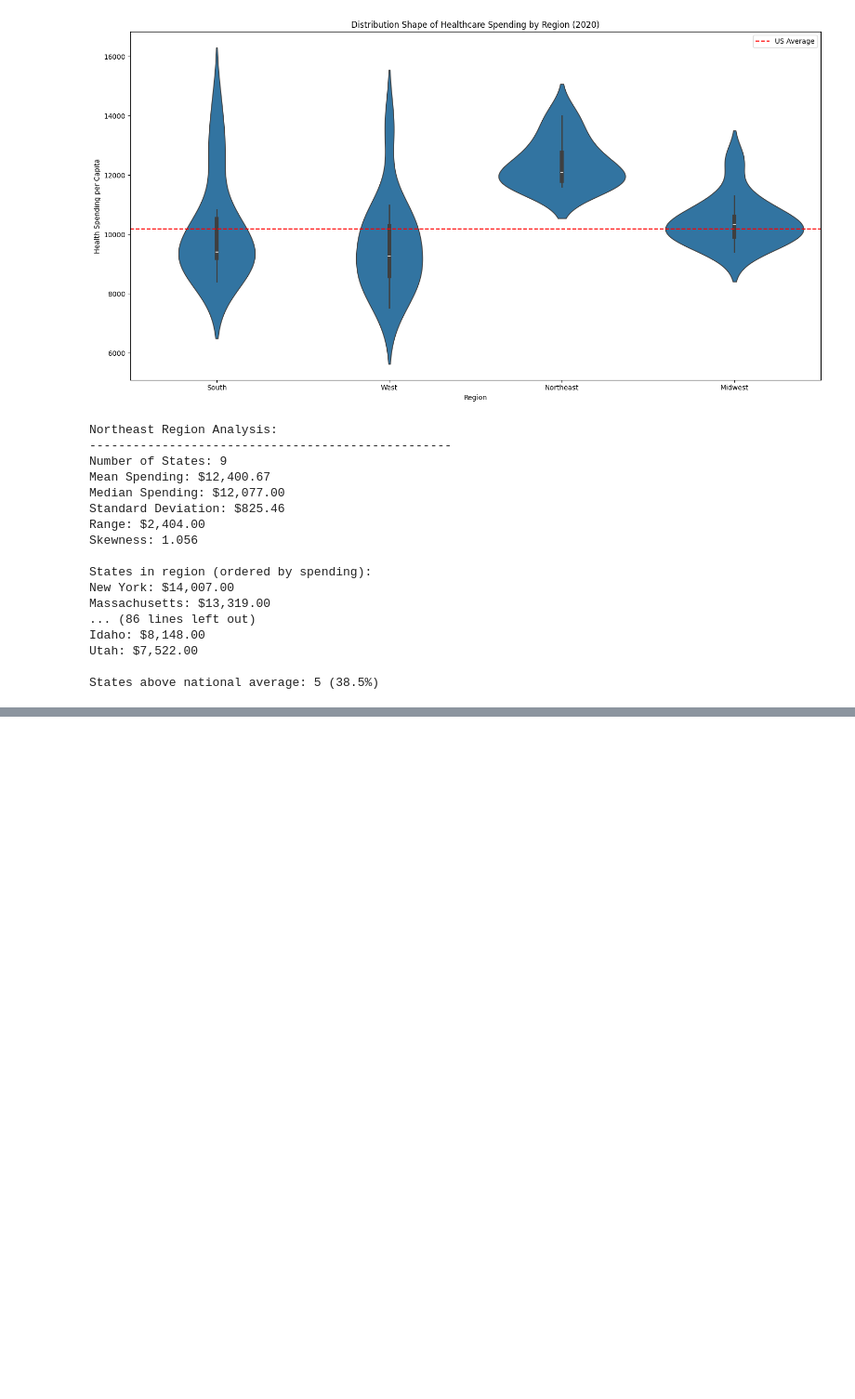
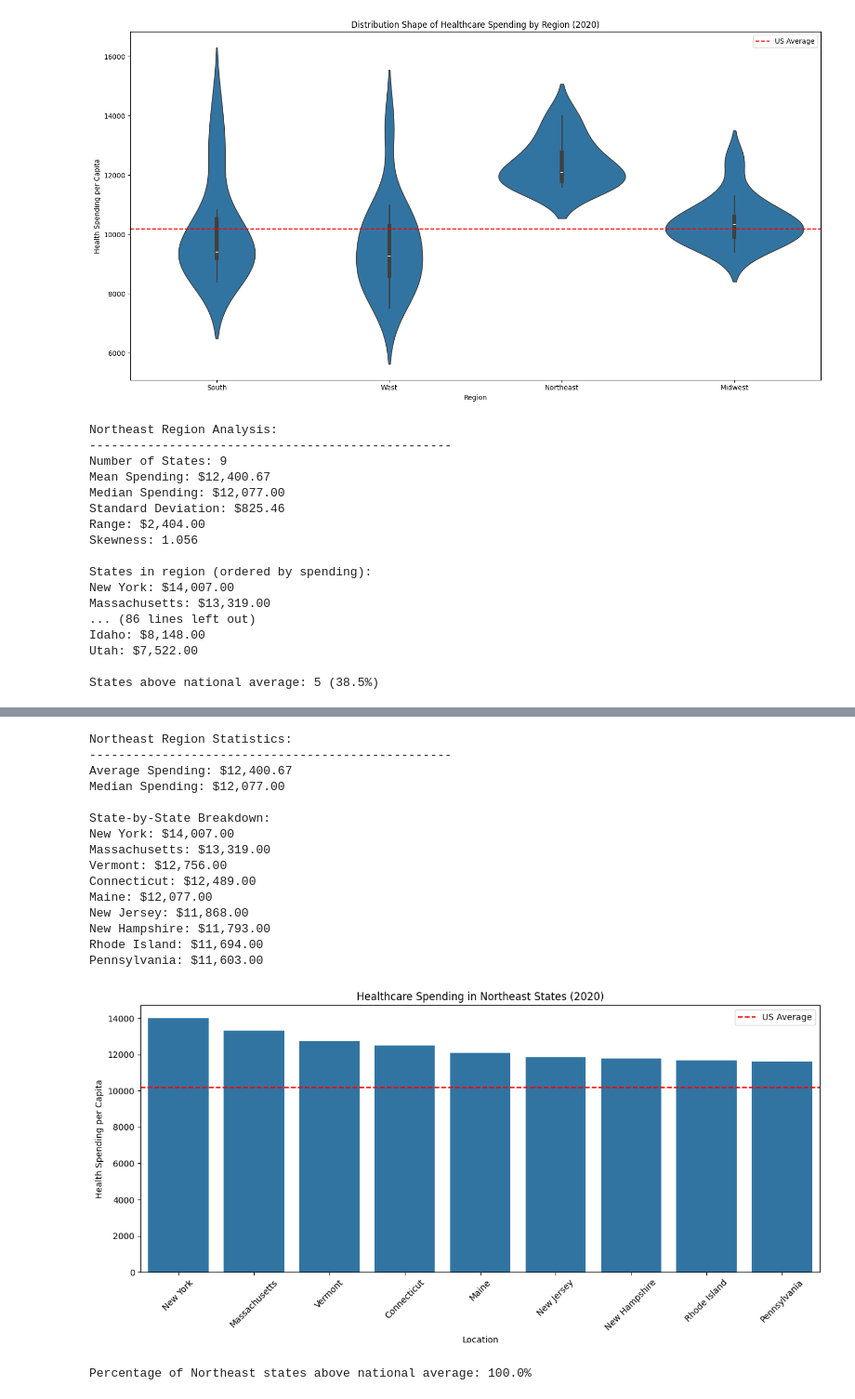
Before and after one commit to tunderscoreyler9/us-healthcare-cost-analysis, a Jupyter notebook: notebooks/02_exploratory_analysis.ipynb, the cells around one changed output, grey strips where cells are left out. Shown at 93% size. Drawn from its saved outputs; the diff is of its cells as text; code cells hidden in the pictures; blank space fills up the shorter version.

Commit message:
Working on the Northeast's analysis of healthcare spending and why the NE is highest in healthcare. Need to finish the bulletpoint, More comprehensive insurance requirements, for the NE analysis.

```diff
--- a/notebooks/02_exploratory_analysis.ipynb
+++ b/notebooks/02_exploratory_analysis.ipynb
@@ -401,0 +468,46 @@ States above national average: 5 (38.5%)
+# %%
+# Northeast data analysis (based on the violin plot's visualisation)
+northeast_data = state_data[state_data['Region'] == 'Northeast'].copy()
+
+# Basic statistics
+print("Northeast Region Statistics:")
+print("-" * 50)
+print(f"Average Spending: ${northeast_data['Health Spending per Capita'].mean():,.2f}")
+print(f"Median Spending: ${northeast_data['Health Spending per Capita'].median():,.2f}")
+print("\nState-by-State Breakdown:")
+for _, row in northeast_data.sort_values('Health Spending per Capita', ascending=False).iterrows():
+    print(f"{row['Location']}: ${row['Health Spending per Capita']:,.2f}")
+
+# Visualization comparing Northeast states
+plt.figure(figsize=(12, 6))
+sns.barplot(data=northeast_data.sort_values('Health Spending per Capita', ascending=False),
+            x='Location',
+            y='Health Spending per Capita')
+plt.axhline(y=us_average, color='r', linestyle='--', label='US Average')
+plt.title('Healthcare Spending in Northeast States (2020)')
+plt.xticks(rotation=45)
+plt.legend()
+plt.tight_layout()
+plt.show()
+
+# Calculate percentage above national average
+percent_above = (northeast_data['Health Spending per Capita'] > us_average).mean() * 100
+print(f"\nPercentage of Northeast states above national average: {percent_above:.1f}%")
+# %% [output]
+Northeast Region Statistics:
+--------------------------------------------------
+Average Spending: $12,400.67
+Median Spending: $12,077.00
+
+State-by-State Breakdown:
+New York: $14,007.00
+Massachusetts: $13,319.00
+Vermont: $12,756.00
+Connecticut: $12,489.00
+Maine: $12,077.00
+New Jersey: $11,868.00
+New Hampshire: $11,793.00
+Rhode Island: $11,694.00
+Pennsylvania: $11,603.00
+[figure, added]
+Percentage of Northeast states above national average: 100.0%
```
Also changed, not shown: parts of 1 cell of this notebook.
